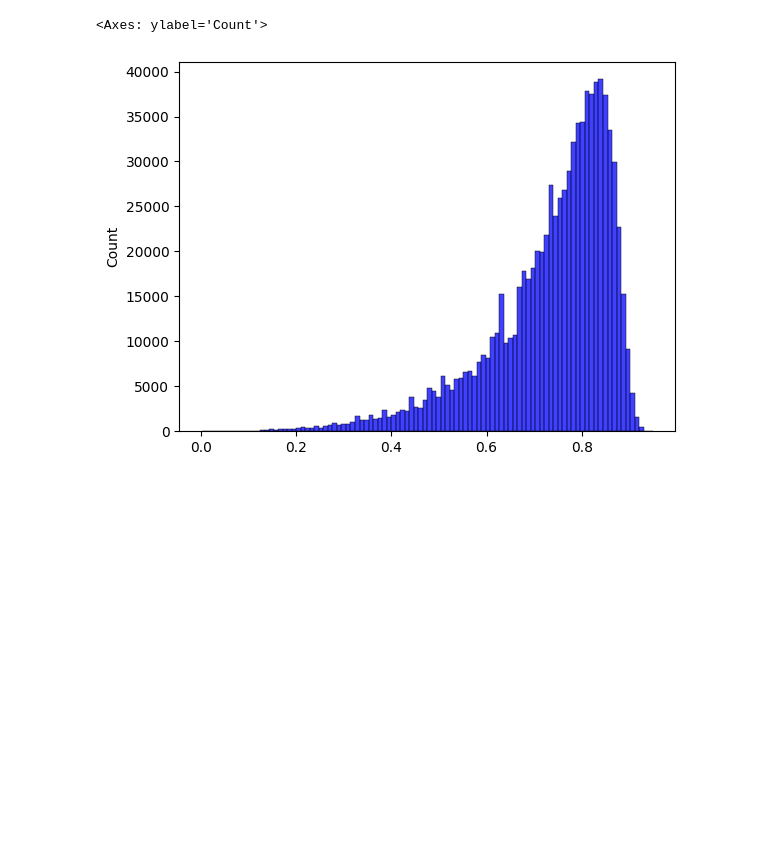
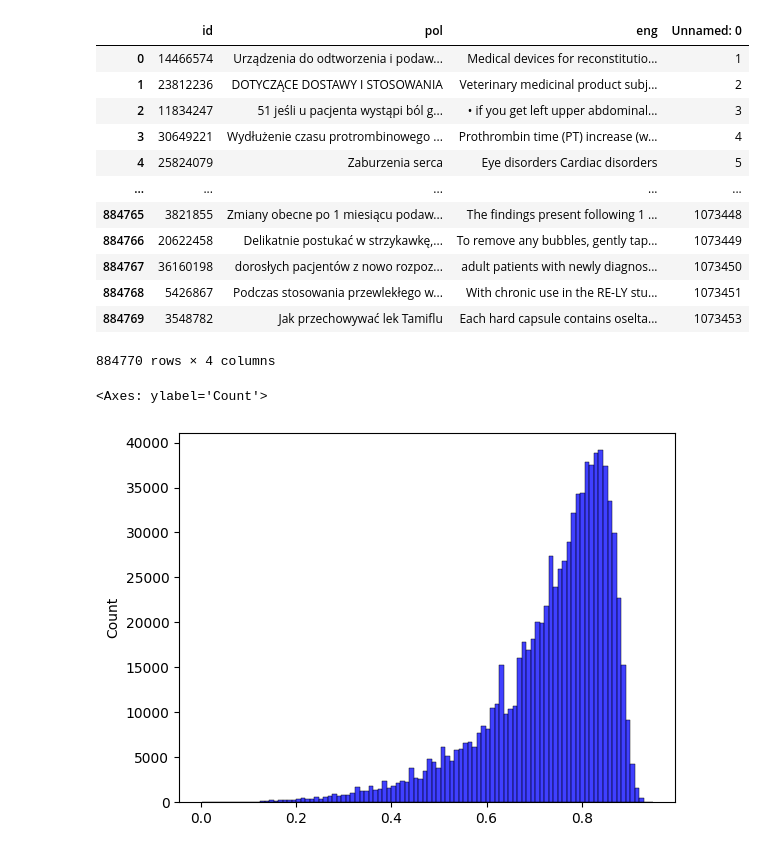
Before and after one commit to jorgedelpozolerida/Biomed-NMT-EngPol, a Jupyter notebook: src/muse.ipynb, the cells around one changed output. Saved outputs shown, nothing was run; the diff lists cells and outputs as text; code cells hidden in the pictures; blank space fills up the shorter version.

```diff
--- a/src/muse.ipynb
+++ b/src/muse.ipynb
@@ -26,3 +28,21 @@ df
+# %%
+ids = pd.read_csv("../data/preprocessed_ids.tsv", sep=',')
+df = pd.merge(df, ids, on='id', how='inner')
+df
+# %% [output]
+|  | id | pol | eng | Unnamed: 0 |
+| 0 | 14466574 | Urządzenia do odtworzenia i podaw... | Medical devices for reconstitutio... | 1 |
+| 1 | 23812236 | DOTYCZĄCE DOSTAWY I STOSOWANIA | Veterinary medicinal product subj... | 2 |
+| 2 | 11834247 | 51 jeśli u pacjenta wystąpi ból g... | • if you get left upper abdominal... | 3 |
+| 3 | 30649221 | Wydłużenie czasu protrombinowego ... | Prothrombin time (PT) increase (w... | 4 |
+| 4 | 25824079 | Zaburzenia serca | Eye disorders Cardiac disorders | 5 |
+| ... | ... | ... | ... | ... |
+| 884765 | 3821855 | Zmiany obecne po 1 miesiącu podaw... | The findings present following 1 ... | 1073448 |
+| 884766 | 20622458 | Delikatnie postukać w strzykawkę,... | To remove any bubbles, gently tap... | 1073449 |
+| 884767 | 36160198 | dorosłych pacjentów z nowo rozpoz... | adult patients with newly diagnos... | 1073450 |
+| 884768 | 5426867 | Podczas stosowania przewlekłego w... | With chronic use in the RE-LY stu... | 1073451 |
+| 884769 | 3548782 | Jak przechowywać lek Tamiflu | Each hard capsule contains oselta... | 1073453 |
+884770 rows × 4 columns
 # %%
 def load_embeddings(file_path):
     embeddings = {}
```
Also changed, not shown: parts of 11 cells of this notebook.
